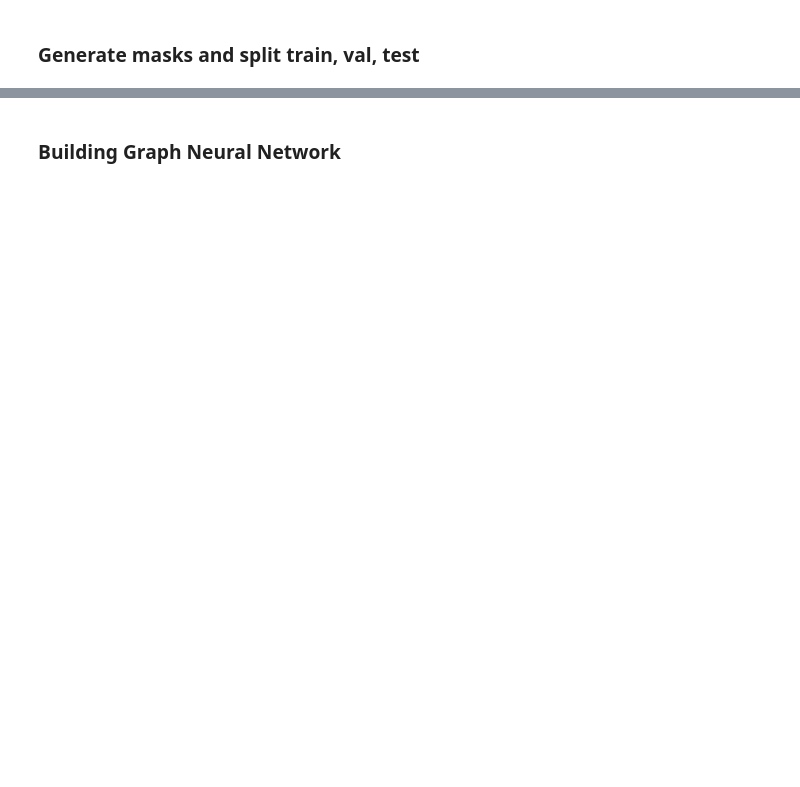
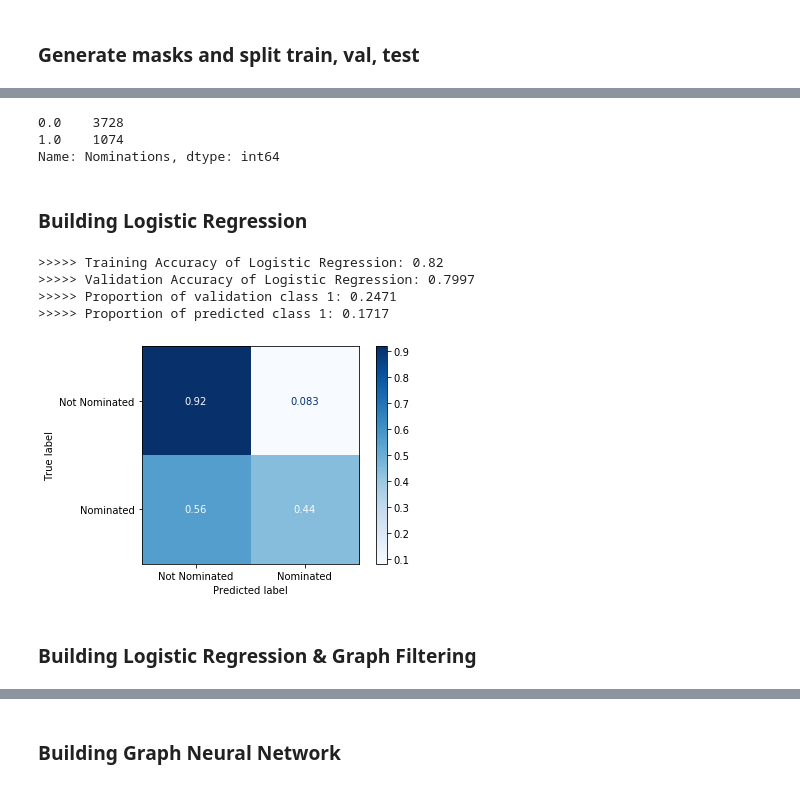
Before and after one commit to antoine-spahr/NTDS, a Jupyter notebook: Project/Machine_Learning.ipynb, the cells around one changed output, grey strips where cells are left out. Saved outputs shown, nothing was run; the diff lists cells and outputs as text; code cells hidden in the pictures; blank space fills up the shorter version.

```diff
--- a/Project/Machine_Learning.ipynb
+++ b/Project/Machine_Learning.ipynb
@@ -132,0 +124,7 @@ for prov_index, test_index in sss.split(tensor_data, tensor_labels):
+# %%
+# Standardizing the data increases performances (73 -> 82), in terms of repartition bit more imbalanced
+# but still increase of performance for class 1 samples
+scaler = StandardScaler()
+features_df.iloc[train_mask] = scaler.fit_transform(features_df.iloc[train_mask].to_numpy())
+features_df.iloc[val_mask] = scaler.transform(features_df.iloc[val_mask].to_numpy())
+features_df.iloc[test_mask] = scaler.transform(features_df.iloc[test_mask].to_numpy())
@@ -132,0 +133,17 @@ for prov_index, test_index in sss.split(tensor_data, tensor_labels):
+# %%
+# features
+tensor_data = torch.FloatTensor(features_df.values)
+
+# labels
+IMDB_nom = labels_df['Nominations'].copy()
+IMDB_nom.loc[IMDB_nom > 0] = 1
+tensor_labels = torch.LongTensor(IMDB_nom.values)
+# %%
+# Just checking class imbalance
+IMDB_nom.value_counts() # 18.263 % of CLASS 1
+# %% [output]
+0.0    3728
+1.0    1074
+Name: Nominations, dtype: int64
+# %% [markdown]
+### Building Logistic Regression
@@ -132,0 +155,21 @@ for prov_index, test_index in sss.split(tensor_data, tensor_labels):
+# %%
+clf = LogisticRegression(C= 1,random_state = 0,solver = 'lbfgs').fit(features_df.iloc[train_mask].to_numpy() ,IMDB_nom.values[train_mask])
+train_score = clf.score(features_df.iloc[train_mask].to_numpy(),IMDB_nom.values[train_mask])
+val_score = clf.score(features_df.iloc[val_mask].to_numpy(),IMDB_nom.values[val_mask])
+
+print('>>>>> Training Accuracy of Logistic Regression: {:0.4}'.format(train_score))
+print('>>>>> Validation Accuracy of Logistic Regression: {:0.4}'.format(val_score))
+print('>>>>> Proportion of validation class 1: {:0.4}'.format(np.sum(IMDB_nom.values[val_mask])/len(IMDB_nom.values[val_mask])))
+print('>>>>> Proportion of predicted class 1: {:0.4}'.format(np.sum(clf.predict(features_df.iloc[val_mask]))/len(IMDB_nom.values[val_mask])))
+# %% [output]
+>>>>> Training Accuracy of Logistic Regression: 0.82
+>>>>> Validation Accuracy of Logistic Regression: 0.7997
+>>>>> Proportion of validation class 1: 0.2471
+>>>>> Proportion of predicted class 1: 0.1717
+# %%
+# Confusion Matrix on validation classification
+disp = sklearn.metrics.plot_confusion_matrix(clf, features_df.iloc[val_mask],IMDB_nom.values[val_mask],cmap=plt.cm.Blues,display_labels = ['Not Nominated','Nominated'],normalize='true')
+# %% [output]
+[figure, added]
+# %% [markdown]
+### Building Logistic Regression & Graph Filtering
```
Also changed, not shown: parts of 27 cells of this notebook.
